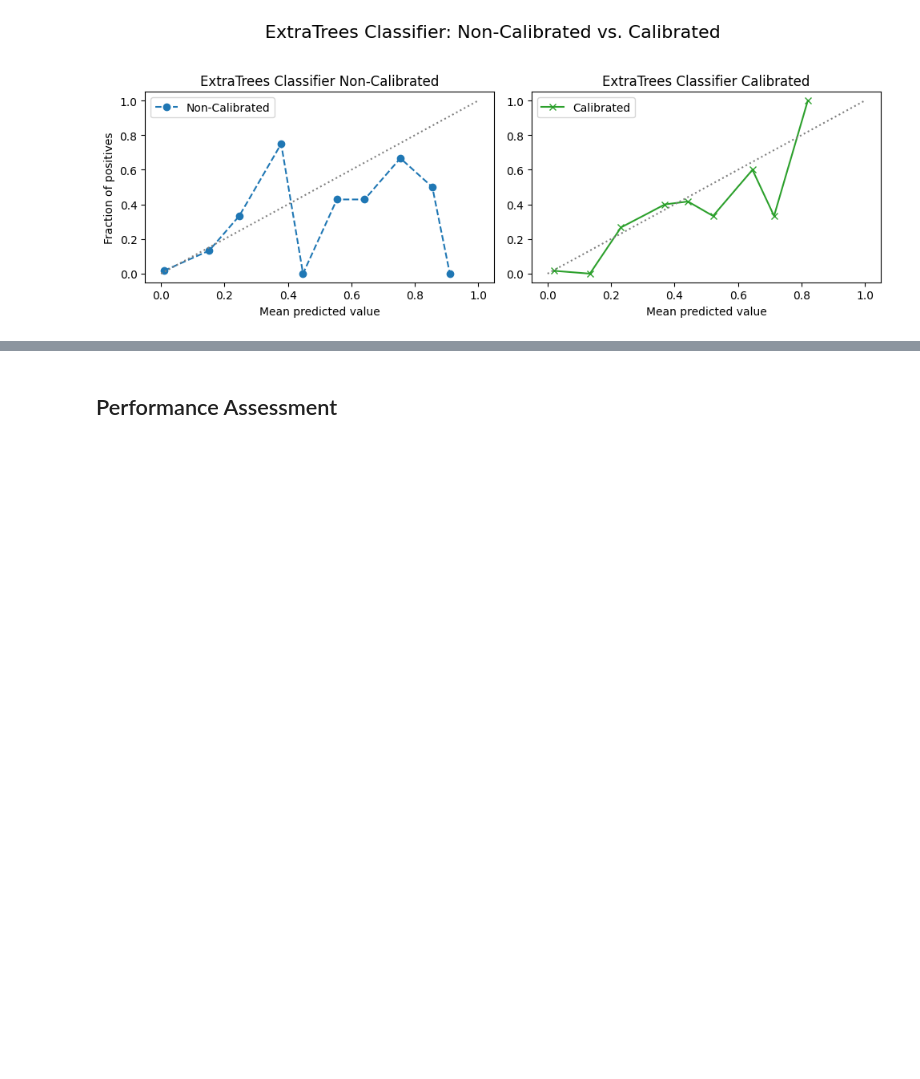
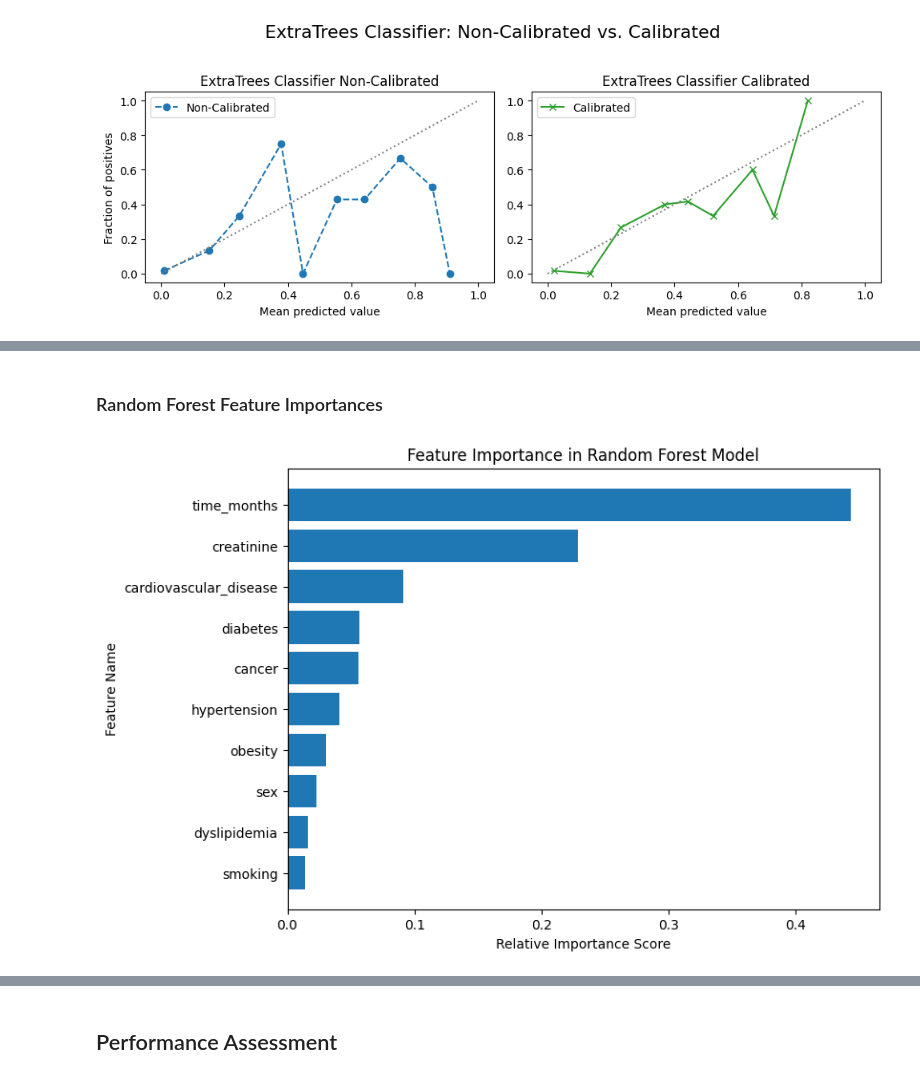
Before and after one commit to lshpaner/ckd_uae, a Jupyter notebook: CKD_UAE_Modeling.ipynb, the cells around one changed output, grey strips where cells are left out. Cells and saved outputs as stored; diff of their text form; code cells hidden in the pictures; blank space fills up the shorter version.

```diff
--- a/CKD_UAE_Modeling.ipynb
+++ b/CKD_UAE_Modeling.ipynb
@@ -500,0 +521,20 @@ plot_calibration_curves(
+# %% [markdown]
+### Random Forest Feature Importances
+# %%
+# Access the feature importances
+importances = rf_model.feature_importances_
+indices = np.argsort(importances)[::-1]
+sorted_names = [feature_names[i] for i in indices]
+
+# Plot
+plt.figure(figsize=(8,6))
+plt.title("Feature Importance in Random Forest Model")
+plt.barh(range(len(importances)), importances[indices])
+plt.yticks(range(len(importances)), sorted_names)
+plt.gca().invert_yaxis()  # To display the highest importance at the top
+plt.xlabel("Relative Importance Score")
+plt.ylabel("Feature Name")
+plt.savefig(os.path.join(image_path, "rf_feat_importance.svg"), bbox_inches='tight', dpi=300)
+plt.show()
+# %% [output]
+[figure, added]
```
Also changed, not shown: parts of 16 cells of this notebook.
